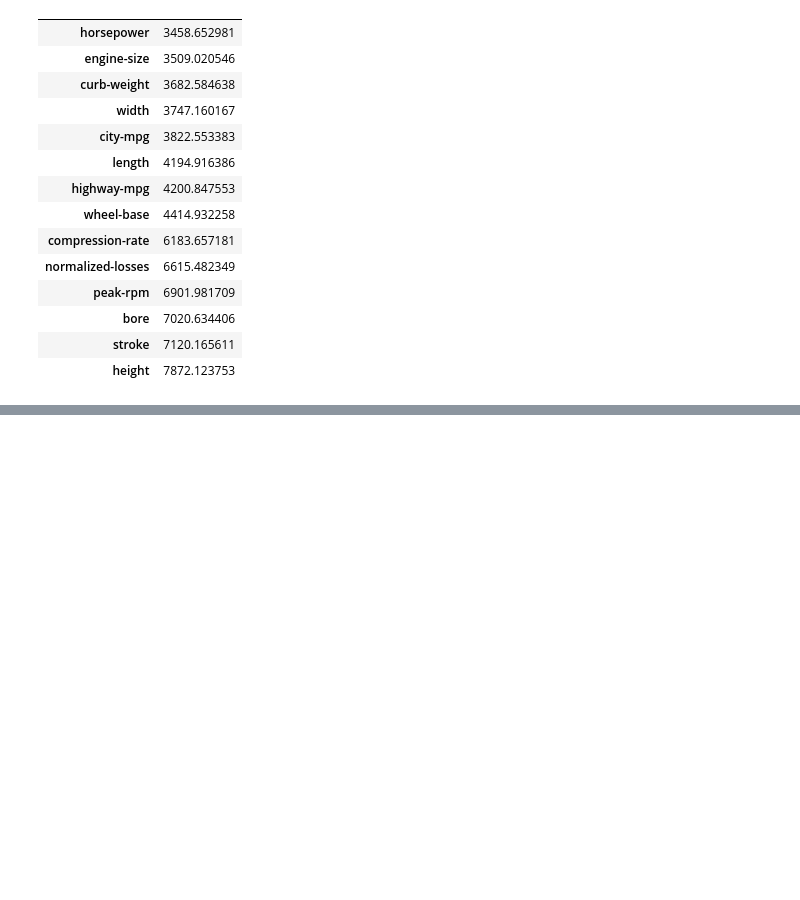
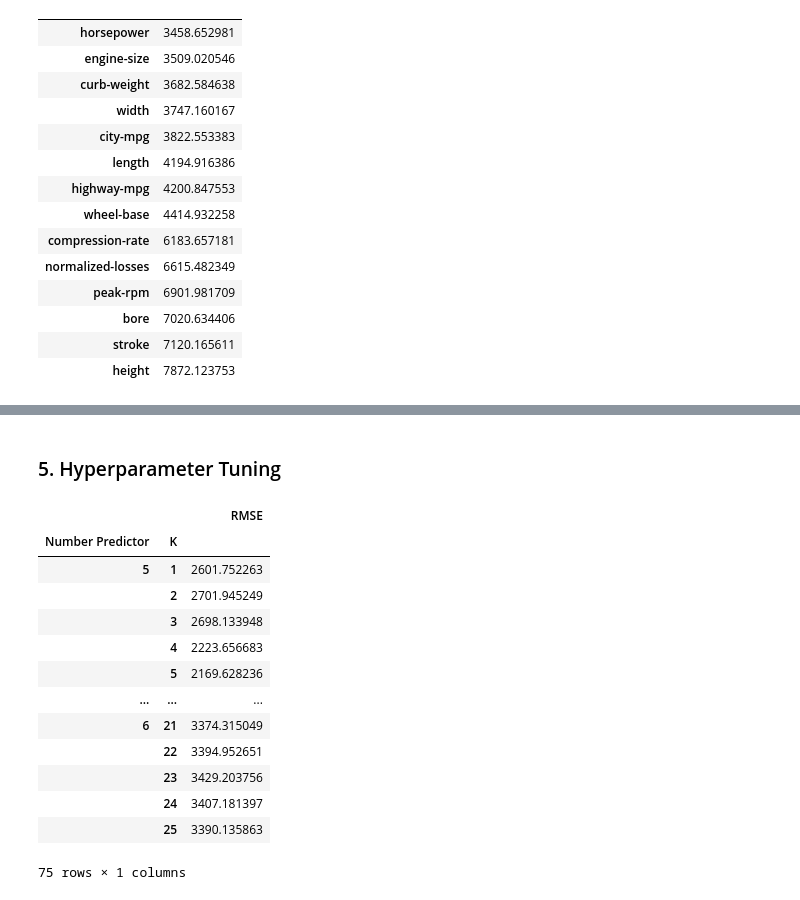
Before and after one commit to PaulineMalaguti/Dataquest, a Jupyter notebook: Python/Prediction Car Sales Price/Predicting_Car_Prices.ipynb, the cells around one changed output, grey strips where cells are left out. Drawn from its saved outputs; the diff is of its cells as text; code cells hidden in the pictures; blank space fills up the shorter version.

```diff
--- a/Python/Prediction Car Sales Price/Predicting_Car_Prices.ipynb
+++ b/Python/Prediction Car Sales Price/Predicting_Car_Prices.ipynb
@@ -288,7 +288,8 @@ plt.tight_layout()
 # %% [markdown]
 We will now have to run all the KNeighborsRegressor for all predictors.
 # %%
-df.groupby(["Predictor"], as_index = True ).mean().sort_values(by = 'RMSE')
+sort_pred = df.groupby(["Predictor"], as_index = True ).mean().sort_values(by = 'RMSE')
+sort_pred
 # %% [output]
 |  | RMSE |
 | Predictor |  |
@@ -308,0 +349,28 @@ df.groupby(["Predictor"], as_index = True ).mean().sort_values(by = 'RMSE')
+# %% [markdown]
+### 5. Hyperparameter Tuning
+# %%
+r = list(bdf['Number Predictors'].head(3).values)
+lst_rmse = []
+for k,slice in itertools.product(K,r):
+    col = s[:slice]
+    lst_rmse.append(knn_train_test(col,tgt,dfn,k))
+
+indexes = pd.MultiIndex.from_product([r, K],
+                           names=['Number Predictor', 'K'])
+df = pd.DataFrame(lst_rmse, index = indexes, columns = ['RMSE'])
+df
+# %% [output]
+|  |  | RMSE |
+| Number Predictor | K |  |
+| 5 | 1 | 2601.752263 |
+|  | 2 | 2701.945249 |
+|  | 3 | 2698.133948 |
+|  | 4 | 2223.656683 |
+|  | 5 | 2169.628236 |
+| ... | ... | ... |
+| 6 | 21 | 3374.315049 |
+|  | 22 | 3394.952651 |
+|  | 23 | 3429.203756 |
+|  | 24 | 3407.181397 |
+|  | 25 | 3390.135863 |
+75 rows × 1 columns
```
Also changed, not shown: parts of 6 cells of this notebook.
